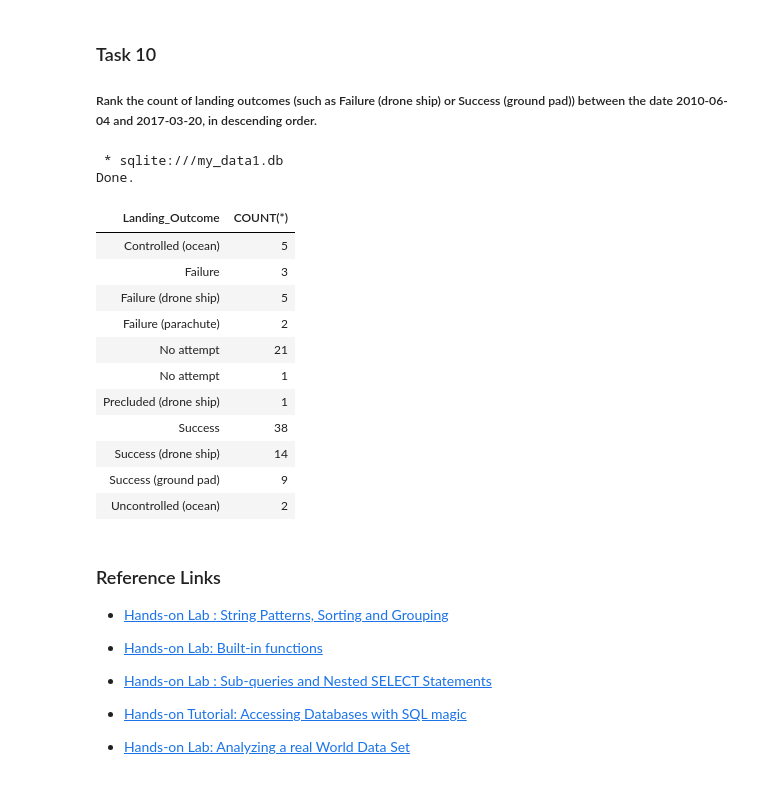
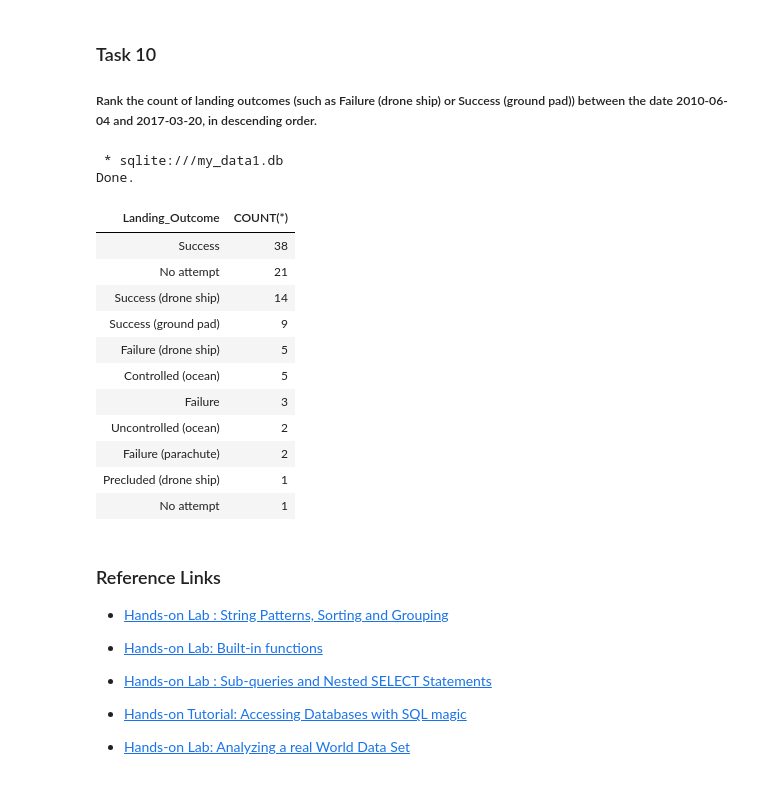
Before and after one commit to SagrietSpaj/ibm_data_science_coursera, a Jupyter notebook: capstone-eda-sql.ipynb, the cells around one changed output. Cells and saved outputs as stored; diff of their text form; code cells hidden in the pictures.

```diff
--- a/capstone-eda-sql.ipynb
+++ b/capstone-eda-sql.ipynb
@@ -318,22 +318,22 @@ Done.
 ##### Rank the count of landing outcomes (such as Failure (drone ship) or Success (ground pad)) between the date 2010-06-04 and 2017-03-20, in descending order.
 # %%
 %%sql SELECT
-    "Landing_Outcome", COUNT(*) FROM SPACEXTBL GROUP BY "Landing_Outcome"
+    "Landing_Outcome", COUNT(*) FROM SPACEXTBL GROUP BY "Landing_Outcome" ORDER BY COUNT(*) DESC
 # %% [output]
  * sqlite:///my_data1.db
 Done.
 | Landing_Outcome | COUNT(*) |
+| Success | 38 |
+| No attempt | 21 |
+| Success (drone ship) | 14 |
+| Success (ground pad) | 9 |
+| Failure (drone ship) | 5 |
 | Controlled (ocean) | 5 |
 | Failure | 3 |
-| Failure (drone ship) | 5 |
+| Uncontrolled (ocean) | 2 |
 | Failure (parachute) | 2 |
-| No attempt | 21 |
+| Precluded (drone ship) | 1 |
 | No attempt | 1 |
-| Precluded (drone ship) | 1 |
-| Success | 38 |
-| Success (drone ship) | 14 |
-| Success (ground pad) | 9 |
-| Uncontrolled (ocean) | 2 |
 # %% [markdown]
 ### Reference Links
 
```
Also changed, not shown: parts of 4 cells of this notebook.
